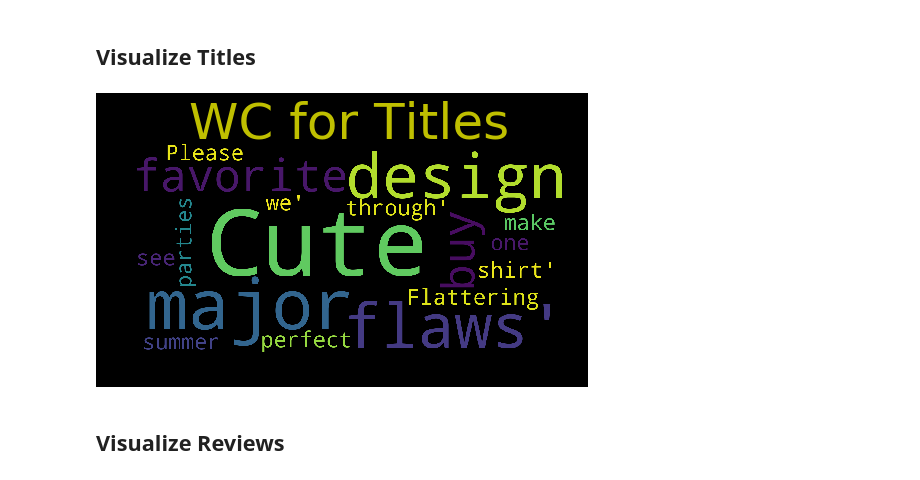
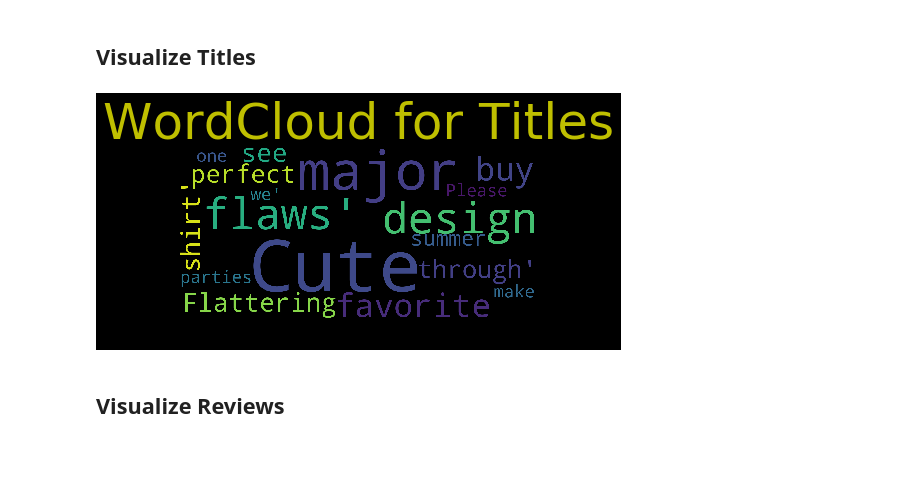
Before and after one commit to AFAgarap/ecommerce-reviews-analysis, a Jupyter notebook: Analysis on E-Commerce Reviews, with Sentiment Classification using Bidirectional Recurrent Neural Network (RNN).ipynb, the cells around one changed output. Saved outputs shown, nothing was run; the diff lists cells and outputs as text; code cells hidden in the pictures; blank space fills up the shorter version.

```diff
--- a/Analysis on E-Commerce Reviews, with Sentiment Classification using Bidirectional Recurrent Neural Network (RNN).ipynb
+++ b/Analysis on E-Commerce Reviews, with Sentiment Classification using Bidirectional Recurrent Neural Network (RNN).ipynb
@@ -691,15 +691,15 @@ def wordfreq(text, x):
 # %%
 new_stop = set(STOPWORDS)
 new_stop.update([x.lower() for x in list(df['Class Name'][df['Class Name'].notnull()].unique())]
                 + ['dress', 'petite'])
 
 # Cloud
 cloud(text=df.Title[df.Title.notnull()].astype(str).values,
-      title='WC for Titles',
+      title='WordCloud for Titles',
       stopwords=new_stop,
       size = (7,4))
 # %% [output]
-[figure, old version]
+[figure, new version]
 # %% [markdown]
 ## Visualize Reviews
 # %%
```
Also changed, not shown: parts of 40 cells of this notebook.
